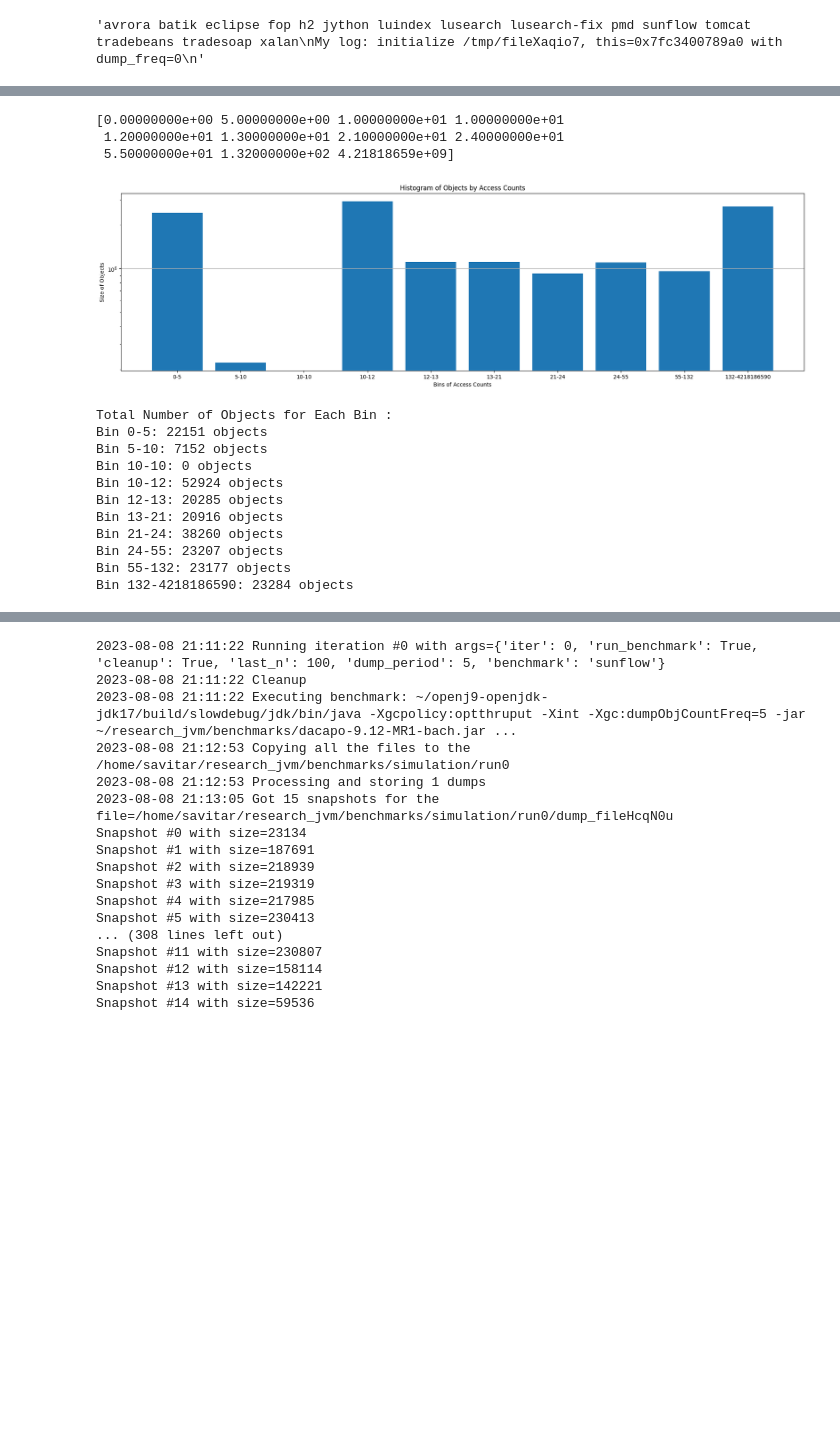
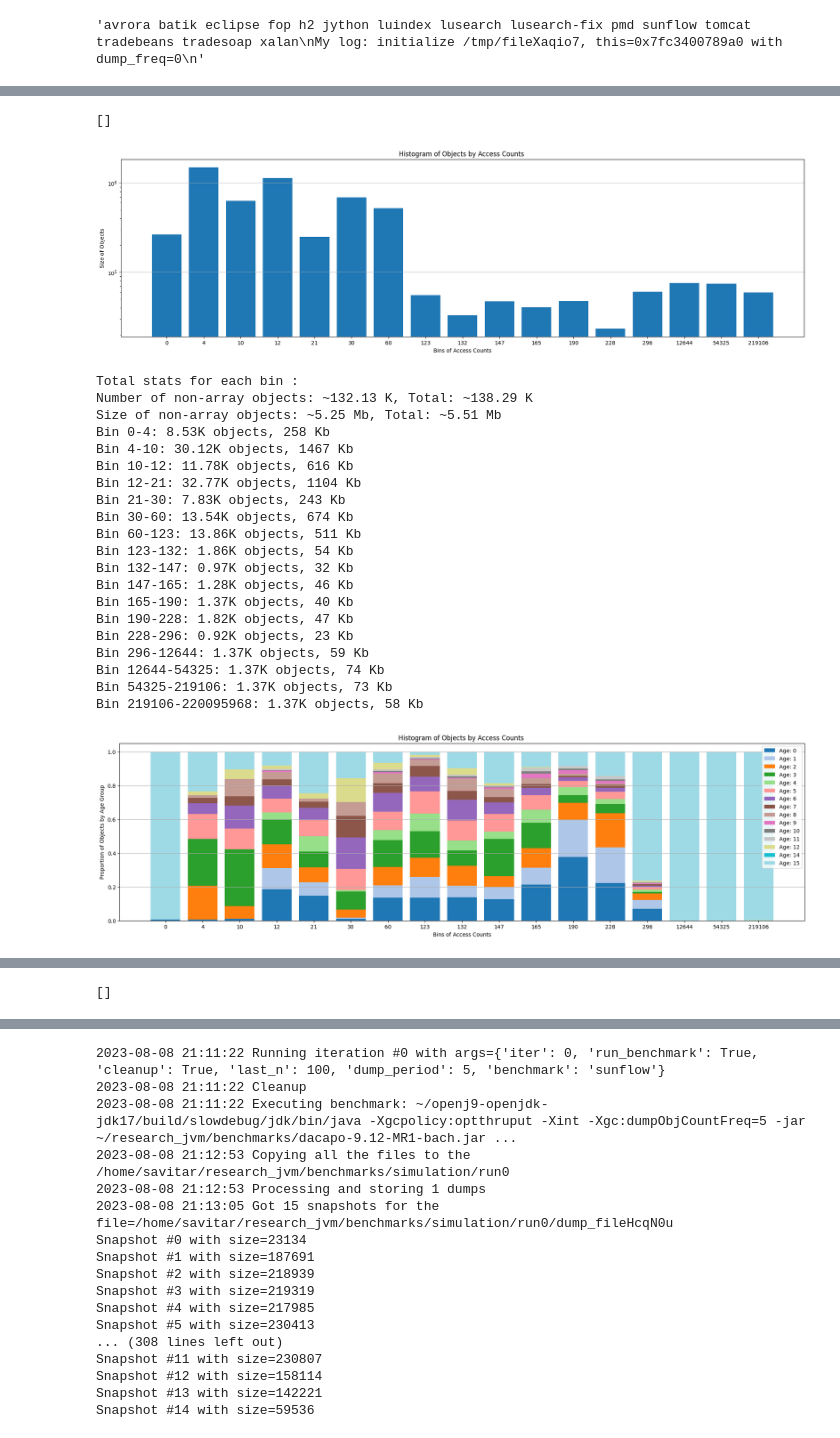
Before and after one commit to Pilipets/Cold-Objects-Detection-openj9, a Jupyter notebook: scripts/results.ipynb, the cells around one changed output, grey strips where cells are left out. Cells and saved outputs as stored; diff of their text form; code cells hidden in the pictures; blank space fills up the shorter version.

Commit message:
Added cumulative graph

```diff
--- a/scripts/results.ipynb
+++ b/scripts/results.ipynb
@@ -116,7 +116,7 @@ def count_number_of_dumps(logfile):
     return snapshots_cnt
 
 
-def read_logs(logfile, last_n = None, verbose=False, reversed=False, generator=False):
+def read_logs(logfile, last_n = None, verbose=False, reversed=False, generator=True):
     print(locals())
     if last_n is None: last_n = sys.maxsize
     snapshots = []
@@ -203,8 +203,9 @@ import os
 import pandas as pd
 
 def display_freq_bins(objects, group_by_sizes=True, file=None, init_file=None, iteration=None, dynamic_bins_size=True):
+    original_objects = objects
     # Extract the access counts and sizes from the object counts
-    objects = list(objects)
+    objects = list(obj for obj in objects if obj.typ != 'array')
     access_counts = np.array([obj.cnt for obj in objects])
     object_sizes = np.array([obj.size for obj in objects])
 
@@ -266,8 +267,8 @@ def display_freq_bins(objects, group_by_sizes=True, file=None, init_file=None, i
 
     # Display the total number/size for each bin
     text_output = "Total stats for each bin %s:\n" % display_iteration
-    text_output += f"Number of objects: ~{round(sum(total_object_counts)/1000, 2)} K\n"
-    text_output += f"Size of objects: ~{round(sum(total_sizes)/(1024*1024), 2)} Mb\n"
+    text_output += f"Number of non-array objects: ~{round(sum(total_object_counts)/1000, 2)} K, Total: ~{round(len(original_objects)/1000, 2)} K\n"
+    text_output += f"Size of non-array objects: ~{round(sum(total_sizes)/(1024*1024), 2)} Mb, Total: ~{round(sum(obj.size for obj in original_objects)/(1024*1024), 2)} Mb\n"
     for i in range(num_bins):
         text_output += f"Bin {int(bin_edges[i])}-{int(bin_edges[i + 1])}: {round(total_object_counts[i]/1000, 2)}K objects, {round(total_sizes[i]/1024)} Kb\n"
 
@@ -361,7 +362,7 @@ def process_store_dump(file, last_n, reversed=False):
     pdf.close()
     return snapshots
 # %%
-file = '/home/hpylypets-ua/Documents/University/research_jvm/results/sunflow/run3/dump_filewrJoPj'
-snapshots = read_logs(file, last_n=50, verbose=True)
+file = '/home/savitar/research_jvm/results/sunflow/run1/dump_fileJd4Cpg'
+snapshots = list(read_logs(file, verbose=True))
 # display_freq_bins(snapshots[1], init_file='/tmp/output.pdf')
 # %% [output]
@@ -384,19 +385,0 @@ Snapshot #14 with size=59271
-# %%
-snap = snapshots[5]
-display_freq_bins(snap)
-# %% [output]
-[0.00000000e+00 5.00000000e+00 1.00000000e+01 1.00000000e+01
- 1.20000000e+01 1.30000000e+01 2.10000000e+01 2.40000000e+01
- 5.50000000e+01 1.32000000e+02 4.21818659e+09]
-[figure, removed]
-Total Number of Objects for Each Bin :
-Bin 0-5: 22151 objects
-Bin 5-10: 7152 objects
-Bin 10-10: 0 objects
-Bin 10-12: 52924 objects
-Bin 12-13: 20285 objects
-Bin 13-21: 20916 objects
-Bin 21-24: 38260 objects
-Bin 24-55: 23207 objects
-Bin 55-132: 23177 objects
-Bin 132-4218186590: 23284 objects
@@ -407,0 +386,31 @@ Bin 132-4218186590: 23284 objects
+# %%
+objects = [obj for obj in snap for snap in snapshots if obj.age != 0 and obj.typ != 'array']
+objects
+# %% [output]
+[]
+# %%
+snap = snapshots[-2]
+display_freq_bins([obj for obj in snap if obj.typ != 'array'])
+# %% [output]
+[figure, added]
+Total stats for each bin :
+Number of non-array objects: ~132.13 K, Total: ~138.29 K
+Size of non-array objects: ~5.25 Mb, Total: ~5.51 Mb
+Bin 0-4: 8.53K objects, 258 Kb
+Bin 4-10: 30.12K objects, 1467 Kb
+Bin 10-12: 11.78K objects, 616 Kb
+Bin 12-21: 32.77K objects, 1104 Kb
+Bin 21-30: 7.83K objects, 243 Kb
+Bin 30-60: 13.54K objects, 674 Kb
+Bin 60-123: 13.86K objects, 511 Kb
+Bin 123-132: 1.86K objects, 54 Kb
+Bin 132-147: 0.97K objects, 32 Kb
+Bin 147-165: 1.28K objects, 46 Kb
+Bin 165-190: 1.37K objects, 40 Kb
+Bin 190-228: 1.82K objects, 47 Kb
+Bin 228-296: 0.92K objects, 23 Kb
+Bin 296-12644: 1.37K objects, 59 Kb
+Bin 12644-54325: 1.37K objects, 74 Kb
+Bin 54325-219106: 1.37K objects, 73 Kb
+Bin 219106-220095968: 1.37K objects, 58 Kb
+[figure, added]
@@ -407,0 +435,4 @@ Bin 132-4218186590: 23284 objects
+# %%
+[obj for obj in snap if obj.age > 0 and obj.typ != 'array']
+# %% [output]
+[]
```
Also changed, not shown: parts of 8 cells of this notebook, 1 other file.
